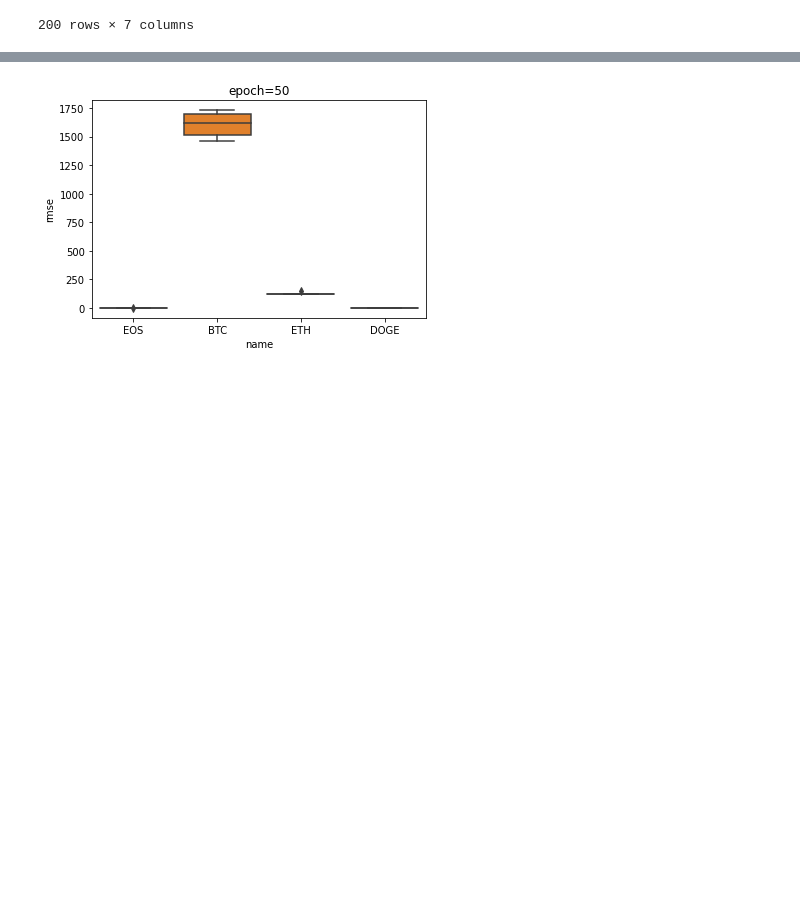
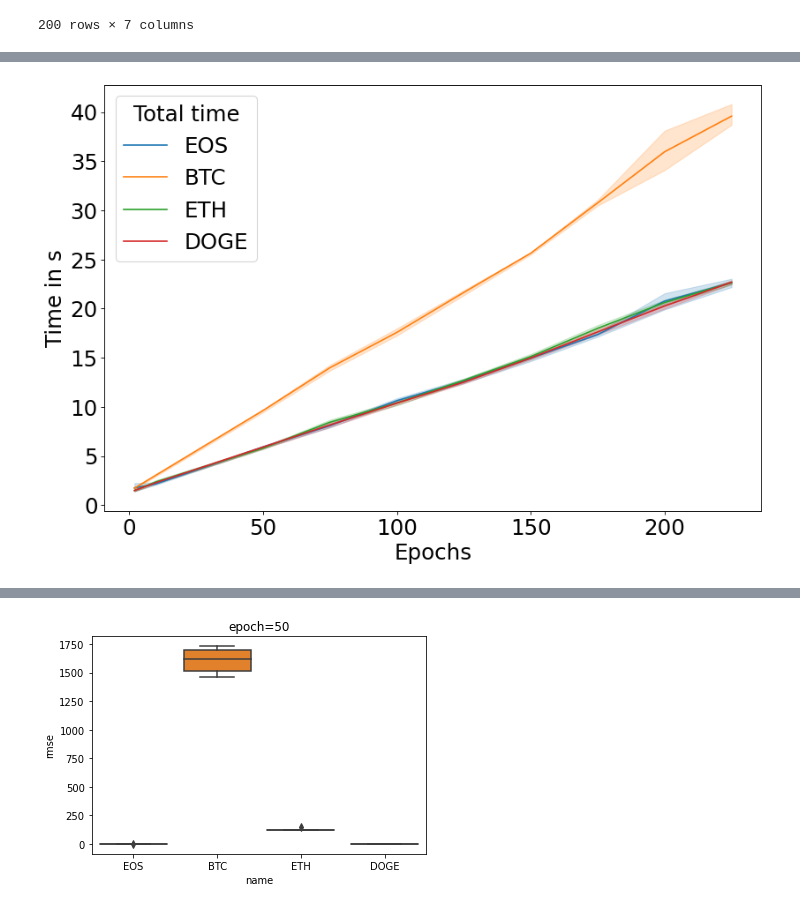
Before and after one commit to cybertraining-dsc/su21-reu-361, a Jupyter notebook: project/code/gregor-analyse.ipynb, the cells around one changed output, grey strips where cells are left out. Cells and saved outputs as stored; diff of their text form; code cells hidden in the pictures; blank space fills up the shorter version.

Commit message:
add time for epochs

```diff
--- a/project/code/gregor-analyse.ipynb
+++ b/project/code/gregor-analyse.ipynb
@@ -77,0 +80,24 @@ plt.show()
+# %%
+def timer_plot(t, name):
+    df_t = df.copy()
+    df_t = df_t[df_t['timer'].str.contains(t)]
+    df_t[['rest', 'name', 'unit', 'epoch', 'i', ]] = df_t['timer'].str.rsplit('-', 4, expand=True)
+    df_t[['rest', 'epoch', 'i', ]] = df_t['timer'].str.rsplit('-', 2, expand=True)
+    df_t[t] = df_t["time"].astype("float")
+    df_t["epoch"] = df_t["epoch"].astype("int")
+    df_t = df_t.drop(columns=["time", "sum", "start", "rest", "msg", "unit", "tag"])
+    df_t[name] = df_t["name"]
+    return df_t
+# %%
+def format_plot(dpi=80, font=22, y="Time in s", x="Epochs"):
+    figure(figsize=(12, 8), dpi=dpi)
+    plt.rcParams.update({'font.size': font})
+    plt.ylabel(y)
+    plt.xlabel(x)
+# %%
+total = timer_plot("total", "Total time")
+format_plot(dpi=80, font=22, y="Time in s", x="Epochs")
+ax = sns.lineplot(data=total, x="epoch", y="total", hue="Total time")
+plt.show()
+# %% [output]
+[figure, added]
```
Also changed, not shown: parts of 9 cells of this notebook.
